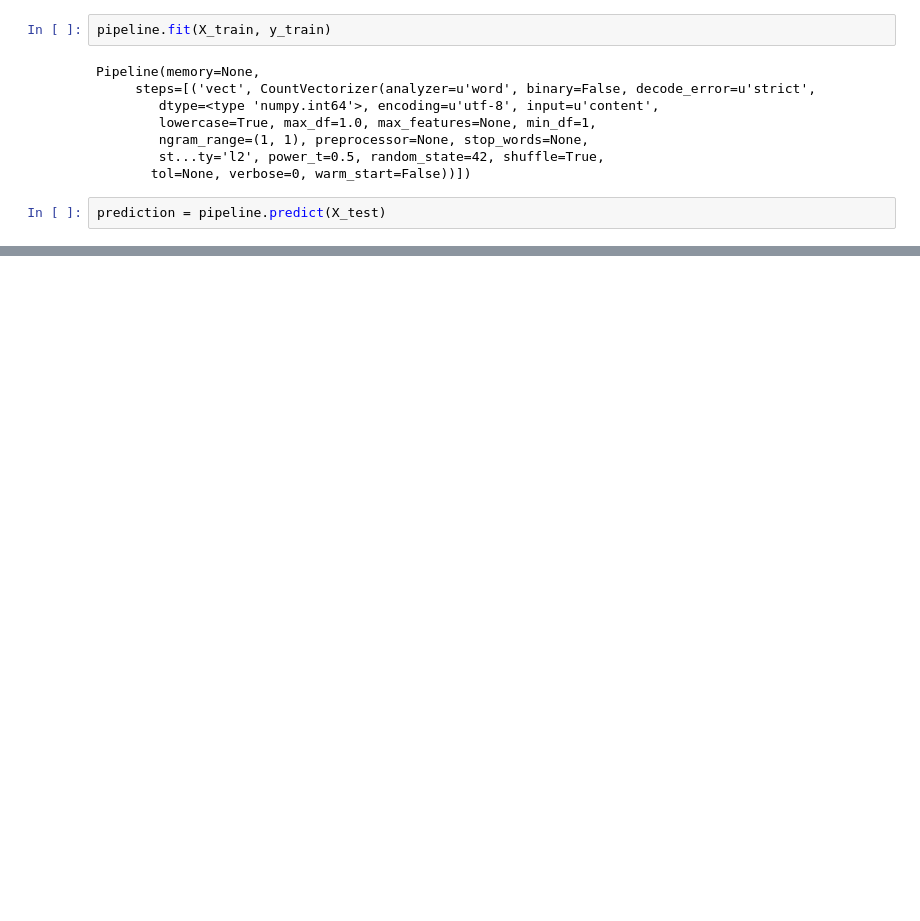
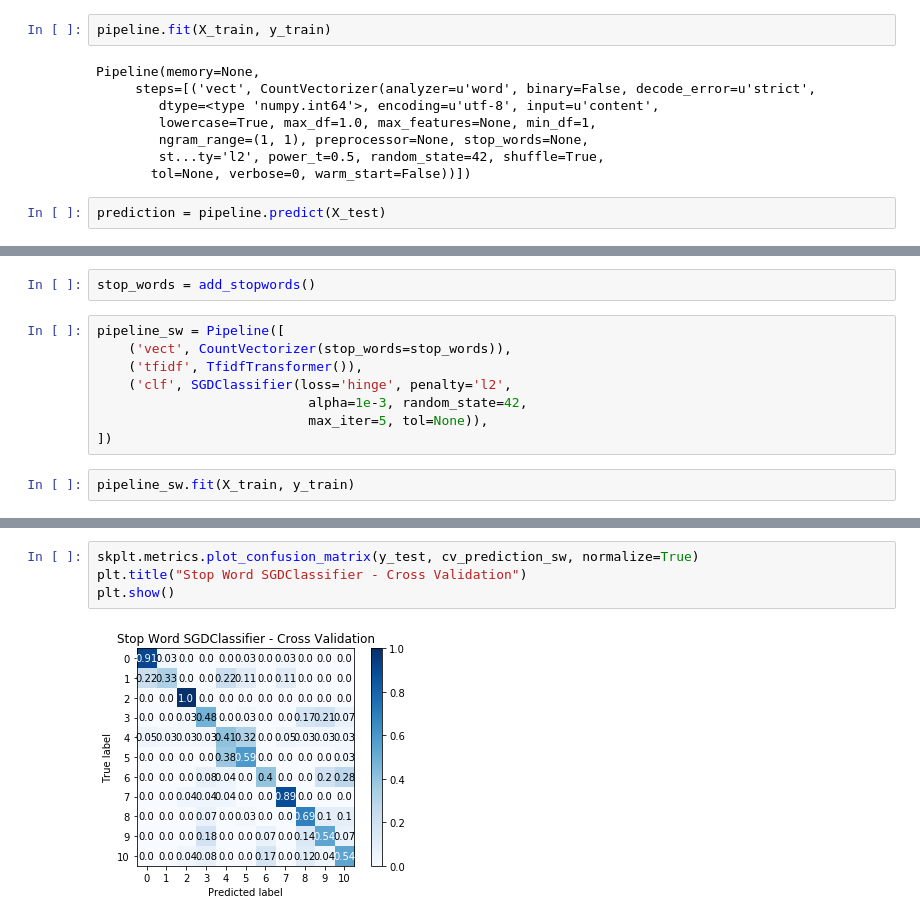
Before and after one commit to akhljndl/landscraper, a Jupyter notebook: notebooks/pipeline.ipynb, the cells around one changed output, grey strips where cells are left out. Drawn from its saved outputs; the diff is of its cells as text; blank space fills up the shorter version.

```diff
--- a/notebooks/pipeline.ipynb
+++ b/notebooks/pipeline.ipynb
@@ -59,0 +98,12 @@ As we can see, the current SGDClassifier performs decently well with a 64% accur
+# %%
+stop_words = add_stopwords()
+# %%
+pipeline_sw = Pipeline([
+    ('vect', CountVectorizer(stop_words=stop_words)),
+    ('tfidf', TfidfTransformer()),
+    ('clf', SGDClassifier(loss='hinge', penalty='l2',
+                           alpha=1e-3, random_state=42,
+                           max_iter=5, tol=None)),
+])
+# %%
+pipeline_sw.fit(X_train, y_train)
@@ -59,0 +210,6 @@ As we can see, the current SGDClassifier performs decently well with a 64% accur
+# %%
+skplt.metrics.plot_confusion_matrix(y_test, cv_prediction_sw, normalize=True)
+plt.title("Stop Word SGDClassifier - Cross Validation")
+plt.show()
+# %% [output]
+[figure, added]
```
Also changed, not shown: parts of 35 cells of this notebook, 10 other files.
